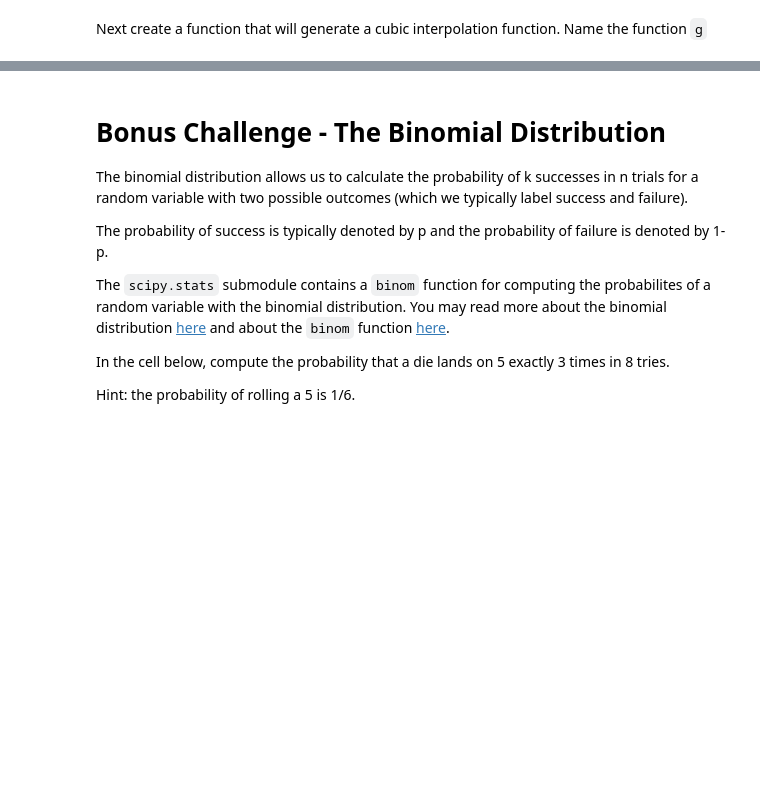
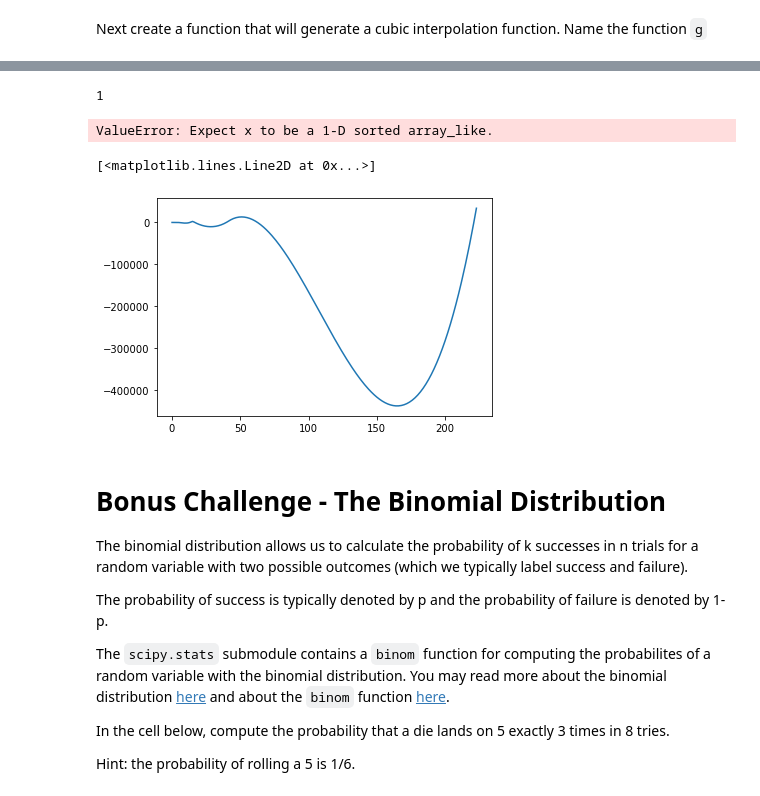
Before and after one commit to silviaherf/datamad0820, a Jupyter notebook: module-2/lab-intro-to-scipy/your-code/main.ipynb, the cells around one changed output, grey strips where cells are left out. Cells and saved outputs as stored; diff of their text form; code cells hidden in the pictures; blank space fills up the shorter version.

```diff
--- a/module-2/lab-intro-to-scipy/your-code/main.ipynb
+++ b/module-2/lab-intro-to-scipy/your-code/main.ipynb
@@ -153,6 +153,8 @@ This submodule allows us to interpolate between two points and create a continuo
 In the cell below, import the `interp1d` function and first take a sample of 10 rows from `kickstarter`.
 # %%
 # Your code here:
+from scipy.interpolate import interp1d
+sample=kickstarter.head(10)
 # %% [markdown]
 Next, create a linear interpolation of the backers as a function of `usd_pledged_real`. Create a function `f` that generates a linear interpolation of backers as predicted by the amount of real pledged dollars.
 # %%
@@ -163,6 +184,7 @@ Now create a new variable called `x_new`. This variable will contain all integer
 Hint: one option is the `np.arange` function.
 # %%
 # Your code here:
+x_new=np.arange(sample.backers.min(),sample.backers.max())
 # %% [markdown]
 Plot function f for all values of `x_new`. Run the code below.
 # %%
@@ -177,9 +218,23 @@ Next create a function that will generate a cubic interpolation function. Name t
+# %%
+kickstarter.usd_pledged_real.ndim
+# %% [output]
+1
 # %%
 # Your code here:
+g = interp1d(kickstarter.backers, kickstarter.usd_pledged_real, kind="cubic")
+# %% [output]
+ValueError: Expect x to be a 1-D sorted array_like.
 # %%
 # Run this code:
 
 plt.plot(x_new, g(x_new))
+# %%
+g = interp1d(sample.backers, sample.usd_pledged_real, kind="cubic")
+# %%
+plt.plot(x_new, g(x_new))
+# %% [output]
+[<matplotlib.lines.Line2D at 0x...>]
+[figure, added]
 # %% [markdown]
 # Bonus Challenge - The Binomial Distribution
 
```
Also changed, not shown: parts of 5 cells of this notebook.
